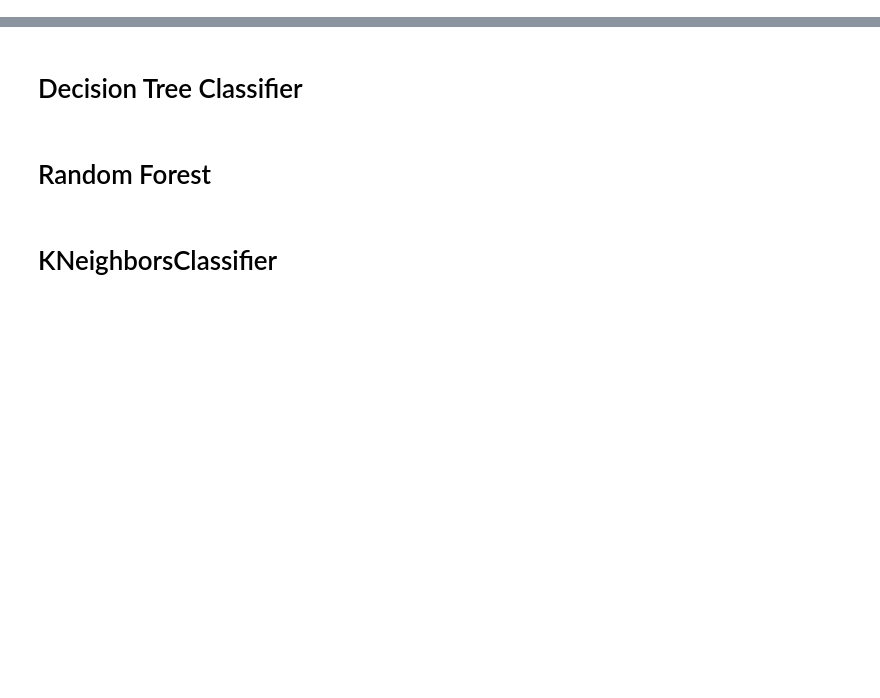
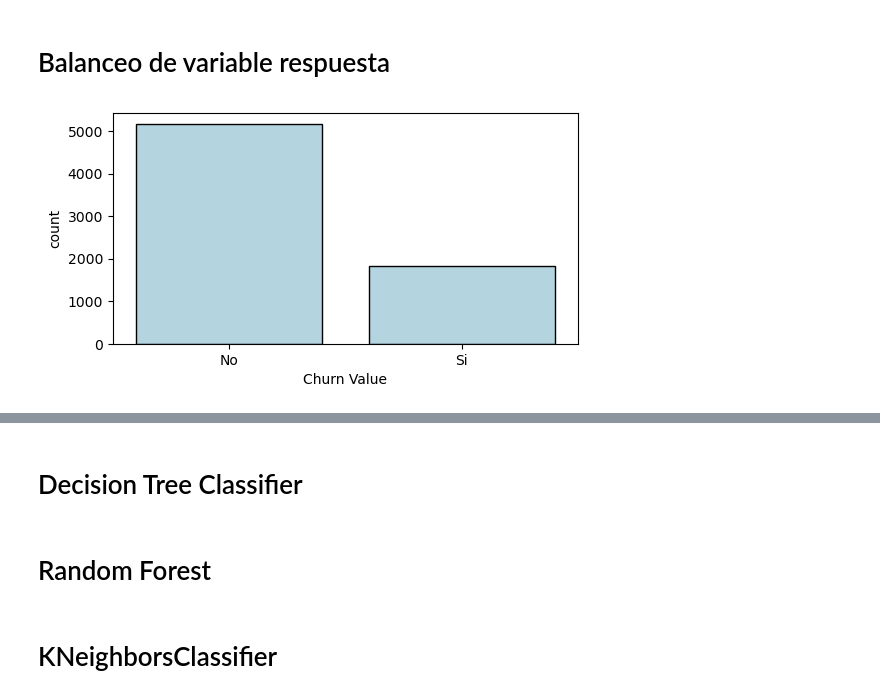
Before and after one commit to luceromendozab/Churn_Project, a Jupyter notebook: notebooks/Ajuste de modelo Variable Respuesta Balanceada.ipynb, the cells around one changed output, grey strips where cells are left out. Saved outputs shown, nothing was run; the diff lists cells and outputs as text; code cells hidden in the pictures; blank space fills up the shorter version.

Commit message:
modelo1

```diff
--- a/notebooks/Ajuste de modelo Variable Respuesta Balanceada.ipynb
+++ b/notebooks/Ajuste de modelo Variable Respuesta Balanceada.ipynb
@@ -1,33 +0,0 @@
-# %%
-import pandas as pd
-import numpy as np
-
-from tqdm import tqdm
-
-import matplotlib.pyplot as plt
-from matplotlib import style
-import matplotlib.ticker as ticker
-import seaborn as sns
-from sklearn.model_selection import train_test_split
-plt.rcParams["figure.figsize"] = (10,8)
-
-import statsmodels.formula.api as smf
-
-
-from sklearn.linear_model import LinearRegression
-from sklearn.ensemble import RandomForestRegressor
-from sklearn.tree import DecisionTreeRegressor
-from sklearn.model_selection import GridSearchCV
-from sklearn import tree
-
-
-
-from sklearn.model_selection import cross_val_score
-from sklearn.model_selection import cross_validate
-from sklearn import metrics
-
-
-# Configuración warnings
-# ==============================================================================
-import warnings
-warnings.filterwarnings('ignore')
@@ -33,0 +40,3 @@ warnings.filterwarnings('ignore')
+# %%
+df = pd.read_csv("../data/ML/df_final1.csv")
+df.head()
@@ -34,2 +81,12 @@ warnings.filterwarnings('ignore')
+# %% [markdown]
+# Balanceo de variable respuesta
+# %%
+plt.figure(figsize=(6,3)) # para cambiar el tamaño de la figura
+
+fig1 = sns.countplot(data = df, x = "Churn Value",  color = "lightblue",  edgecolor='black');
+fig1.set(xticklabels=["No", "Si"])
+plt.show();
+# %% [output]
+[figure, added]
 # %%
 from imblearn.combine import SMOTETomek
```
Also changed, not shown: parts of 17 cells of this notebook, 1 other file.
